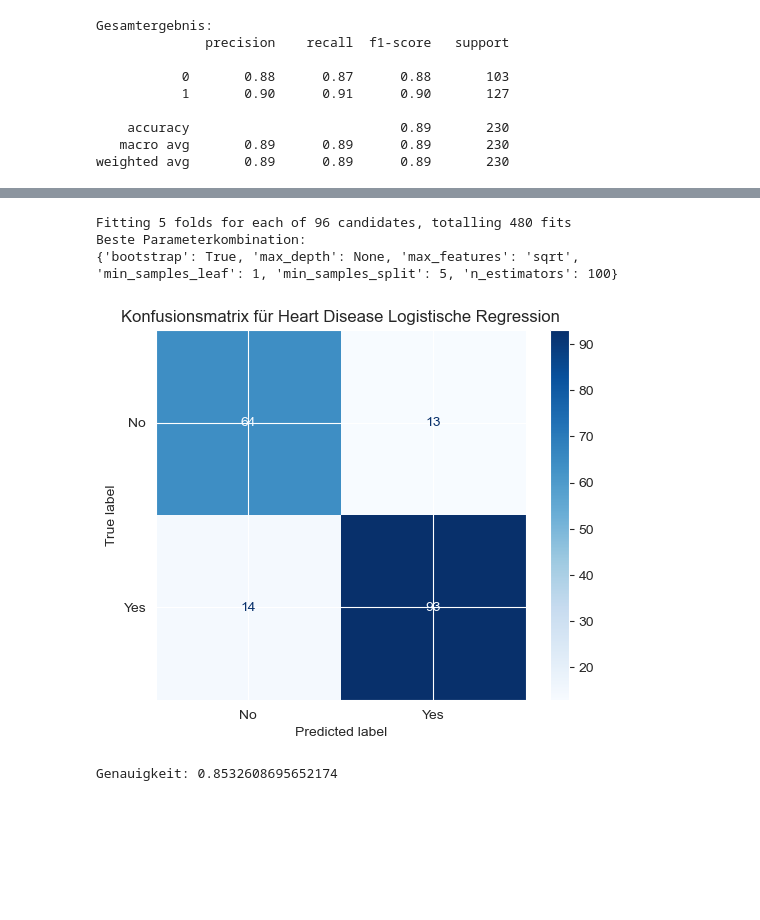
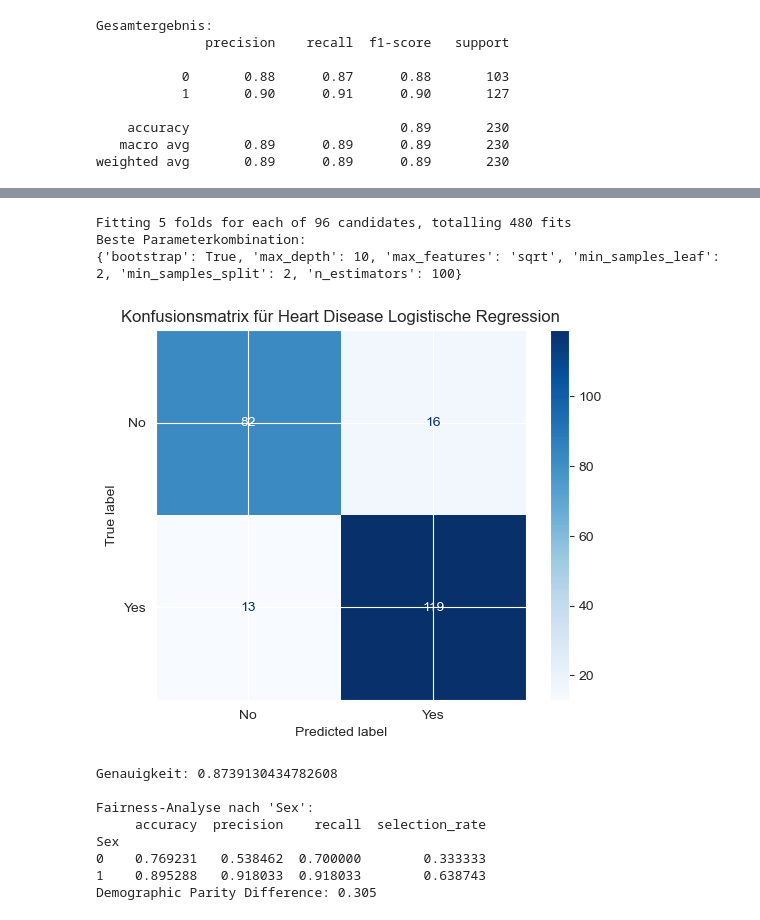
Before and after one commit to ManaTrooo/Asai-Projekt, a Jupyter notebook: DataSet_2.ipynb, the cells around one changed output, grey strips where cells are left out. Drawn from its saved outputs; the diff is of its cells as text; code cells hidden in the pictures; blank space fills up the shorter version.

Commit message:
noch paar ändereung. datensatz 1 rf geht glaube ich noch nicht

```diff
--- a/DataSet_2.ipynb
+++ b/DataSet_2.ipynb
@@ -563,15 +596,17 @@ from sklearn.ensemble import RandomForestClassifier
 from sklearn.model_selection import train_test_split, GridSearchCV
 from sklearn.metrics import confusion_matrix, classification_report, ConfusionMatrixDisplay
 import matplotlib.pyplot as plt
+from sklearn.metrics import precision_score, recall_score
+from fairlearn.metrics import MetricFrame, selection_rate, demographic_parity_difference
 
-# 1. Daten vorbereiten
+# 1. Daten vorbereiten: Heartdisease spalte und alte age Spalte entfernen
 X = df.drop(columns=['HeartDisease', 'Age'])
 y = df['HeartDisease']
 
 # 2. Trainings-/Testdaten Split
-X_train, X_test, y_train, y_test = train_test_split(X, y, test_size=0.2, random_state=42)
+X_train, X_test, y_train, y_test = train_test_split(X, y, test_size=0.25, random_state=42)
 
-# 3. Parametergrid definieren
+# 3. Parametergrid
 param_grid = {
     'n_estimators': [100, 200],
     'max_depth': [None, 10, 20],
@@ -580,39 +615,66 @@ param_grid = {
     'max_features': ['sqrt', 'log2'],
     'bootstrap': [True, False]
 }
 
 # 4. Random Forest mit GridSearchCV
 rfc = RandomForestClassifier(random_state=42)
 grid_search = GridSearchCV(estimator=rfc,
                            param_grid=param_grid,
                            cv=5,
                            scoring='accuracy',
                            n_jobs=-1,
                            verbose=1)
 
 grid_search.fit(X_train, y_train)
 
-# === 5. Bestes Modell anzeigen ===
+#5. Bestes Modell anzeigen
 print("Beste Parameterkombination:")
 print(grid_search.best_params_)
 
-# === 6. Modell evaluieren ===
+# 6. Modell evaluieren
 best_model = grid_search.best_estimator_
-y_pred = best_model.predict(X_test)
+y_pred_rand = best_model.predict(X_test)
 
-# === 7. Konfusionsmatrix ===
-cm = confusion_matrix(y_test, y_pred)
+#7. Konfusionsmatrix
+cm = confusion_matrix(y_test, y_pred_rand)
 
 disp = ConfusionMatrixDisplay(confusion_matrix=cm, display_labels=['No', 'Yes'])
 disp.plot(cmap='Blues')
 plt.title('Konfusionsmatrix für Heart Disease Logistische Regression')
 plt.show()
 
-accuracy = accuracy_score(y_test, y_pred)
+accuracy = accuracy_score(y_test, y_pred_rand)
 print("Genauigkeit:", accuracy)
+
+#8. Fairness-Analyse nach Geschlecht
+# Sensitives Merkmal extrahieren (Sex)
+sensitive_feature = df.loc[X_test.index, "Sex"]  # 0 = Female, 1 = Male
+
+# MetricFrame mit Gruppenvergleich
+metrics = {
+    "accuracy": accuracy_score,
+    "precision": precision_score,
+    "recall": recall_score,
+    "selection_rate": selection_rate
+}
+
+frame = MetricFrame(metrics=metrics, y_true=y_test, y_pred=y_pred_rand, sensitive_features=sensitive_feature)
+
+print("\nFairness-Analyse nach 'Sex':")
+print(frame.by_group)
+
+dp_diff = demographic_parity_difference(y_test, y_pred_rand, sensitive_features=sensitive_feature)
+print(f"Demographic Parity Difference: {dp_diff:.3f}")
 # %% [output]
 Fitting 5 folds for each of 96 candidates, totalling 480 fits
 Beste Parameterkombination:
-{'bootstrap': True, 'max_depth': None, 'max_features': 'sqrt', 'min_samples_leaf': 1, 'min_samples_split': 5, 'n_estimators': 100}
+{'bootstrap': True, 'max_depth': 10, 'max_features': 'sqrt', 'min_samples_leaf': 2, 'min_samples_split': 2, 'n_estimators': 100}
-[figure, old version]
+[figure, new version]
-Genauigkeit: 0.8532608695652174
+Genauigkeit: 0.8739130434782608
+
+Fairness-Analyse nach 'Sex':
+     accuracy  precision    recall  selection_rate
+Sex
+0    0.769231   0.538462  0.700000        0.333333
+1    0.895288   0.918033  0.918033        0.638743
+Demographic Parity Difference: 0.305
```
Also changed, not shown: parts of 6 cells of this notebook, 1 other file.
